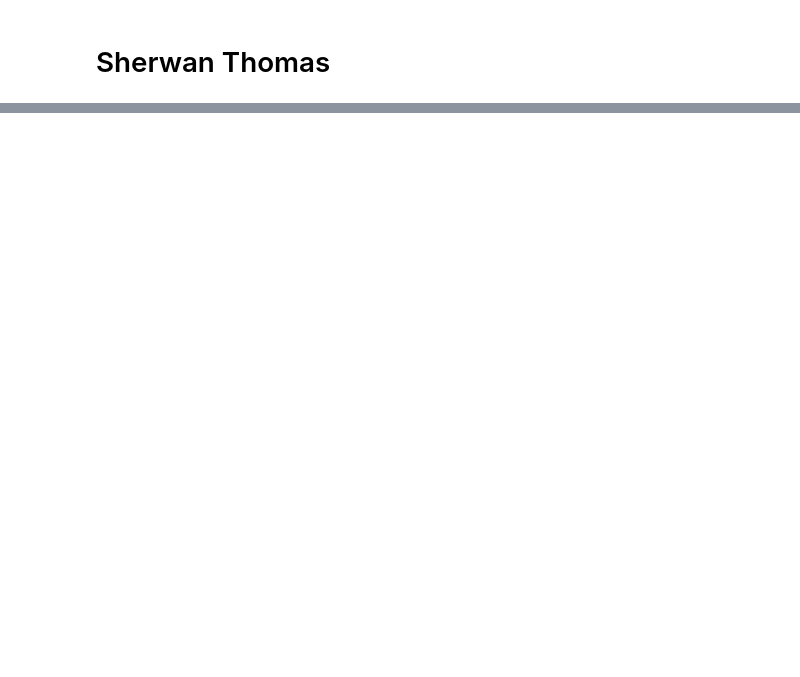
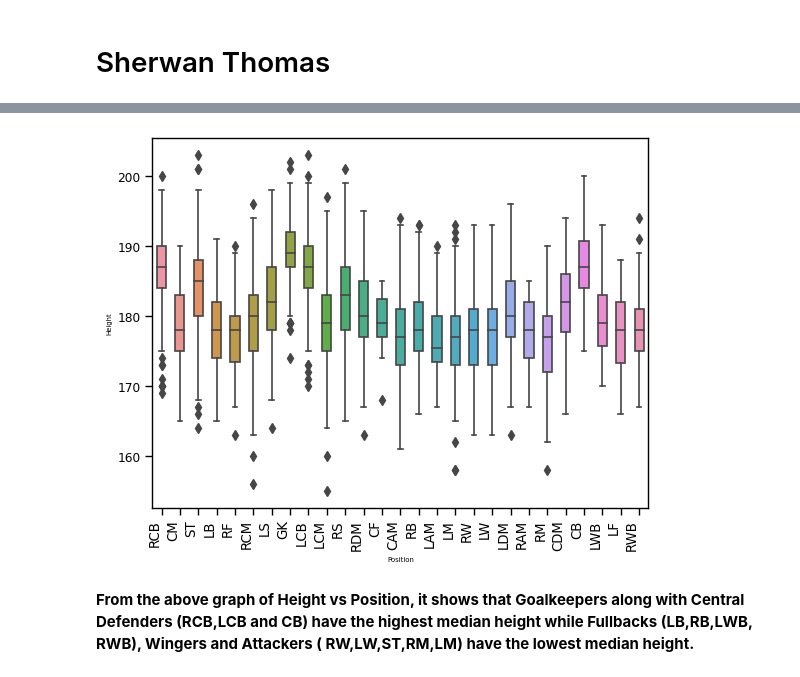
Before and after one commit to ubco-W2022T1-cosc301/project-group28, a Jupyter notebook: notebooks/analysis3.ipynb, the cells around one changed output, grey strips where cells are left out. Saved outputs shown, nothing was run; the diff lists cells and outputs as text; code cells hidden in the pictures; blank space fills up the shorter version.

```diff
--- a/notebooks/analysis3.ipynb
+++ b/notebooks/analysis3.ipynb
@@ -19,0 +148,12 @@ df.head()
+# %%
+#boxplot for easier visual of data
+sns.boxplot(data=df,x='Position', y='Height', width=0.5);
+plt.xticks(
+    rotation=90,
+    horizontalalignment='right',
+    fontweight='light',
+    fontsize='large'  );
+# %% [output]
+[figure, added]
+# %% [markdown]
+**From the above graph of Height vs Position, it shows that Goalkeepers along with Central Defenders (RCB,LCB and CB) have the highest median height while Fullbacks (LB,RB,LWB, RWB), Wingers and Attackers ( RW,LW,ST,RM,LM) have the lowest median height.**
```
Also changed, not shown: parts of 12 cells of this notebook.
